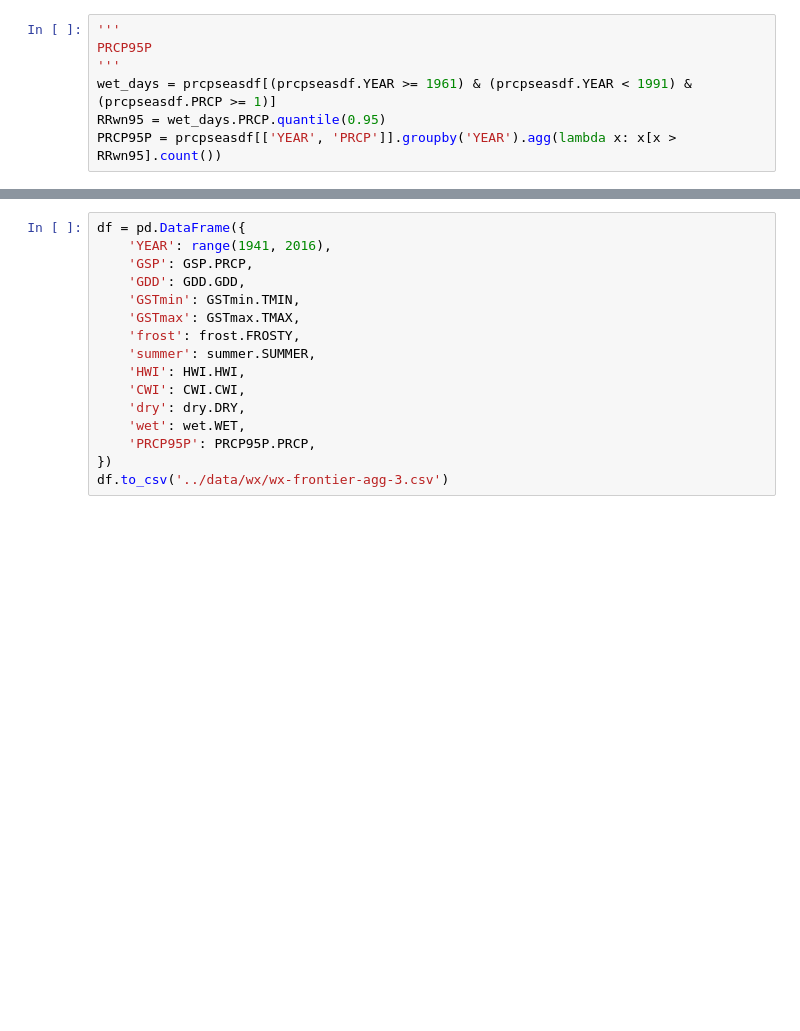
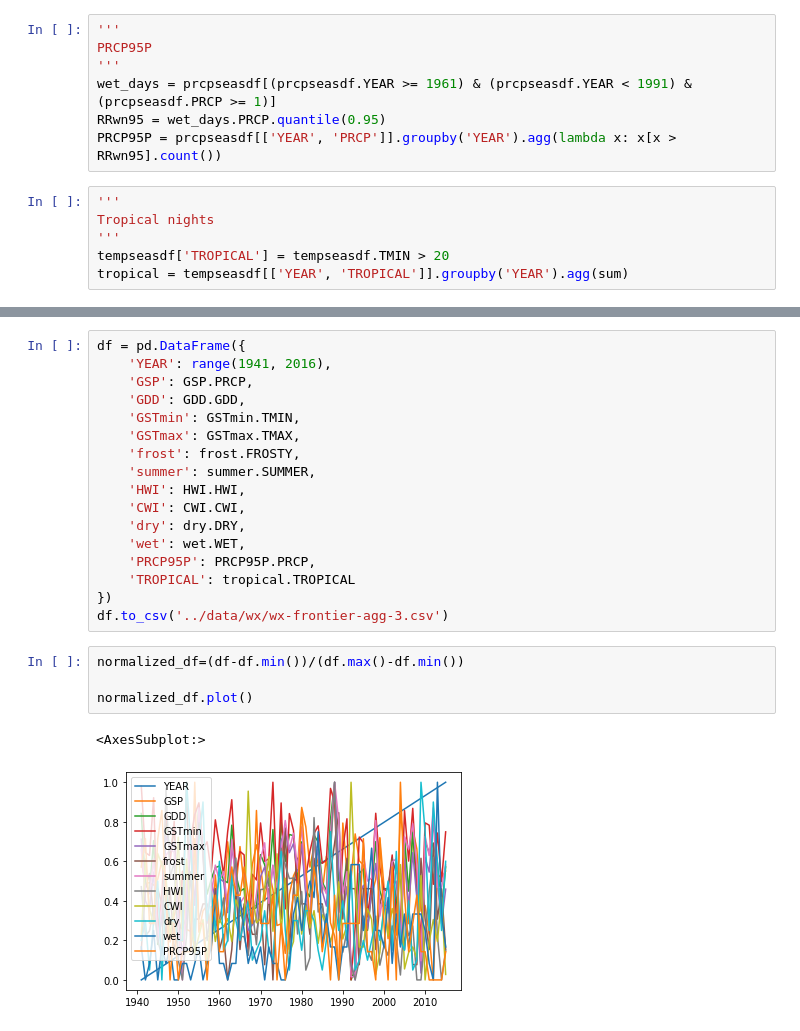
Before and after one commit to ucfjimg/CAP5610-project, a Jupyter notebook: notebooks/redo-wxextract.ipynb, the cells around one changed output, grey strips where cells are left out. Saved outputs shown, nothing was run; the diff lists cells and outputs as text; blank space fills up the shorter version.

```diff
--- a/notebooks/redo-wxextract.ipynb
+++ b/notebooks/redo-wxextract.ipynb
@@ -319,3 +347,9 @@ PRCP95P
 wet_days = prcpseasdf[(prcpseasdf.YEAR >= 1961) & (prcpseasdf.YEAR < 1991) & (prcpseasdf.PRCP >= 1)]
 RRwn95 = wet_days.PRCP.quantile(0.95)
 PRCP95P = prcpseasdf[['YEAR', 'PRCP']].groupby('YEAR').agg(lambda x: x[x > RRwn95].count())
+# %%
+'''
+Tropical nights
+'''
+tempseasdf['TROPICAL'] = tempseasdf.TMIN > 20
+tropical = tempseasdf[['YEAR', 'TROPICAL']].groupby('YEAR').agg(sum)
@@ -333,6 +382,14 @@ df = pd.DataFrame({
     'dry': dry.DRY,
     'wet': wet.WET,
     'PRCP95P': PRCP95P.PRCP,
+    'TROPICAL': tropical.TROPICAL
 })
 df.to_csv('../data/wx/wx-frontier-agg-3.csv')
+# %%
+normalized_df=(df-df.min())/(df.max()-df.min())
+
+normalized_df.plot()
+# %% [output]
+<AxesSubplot:>
+[figure, added]
 # %%
```
Also changed, not shown: parts of 5 cells of this notebook, 8 other files.
